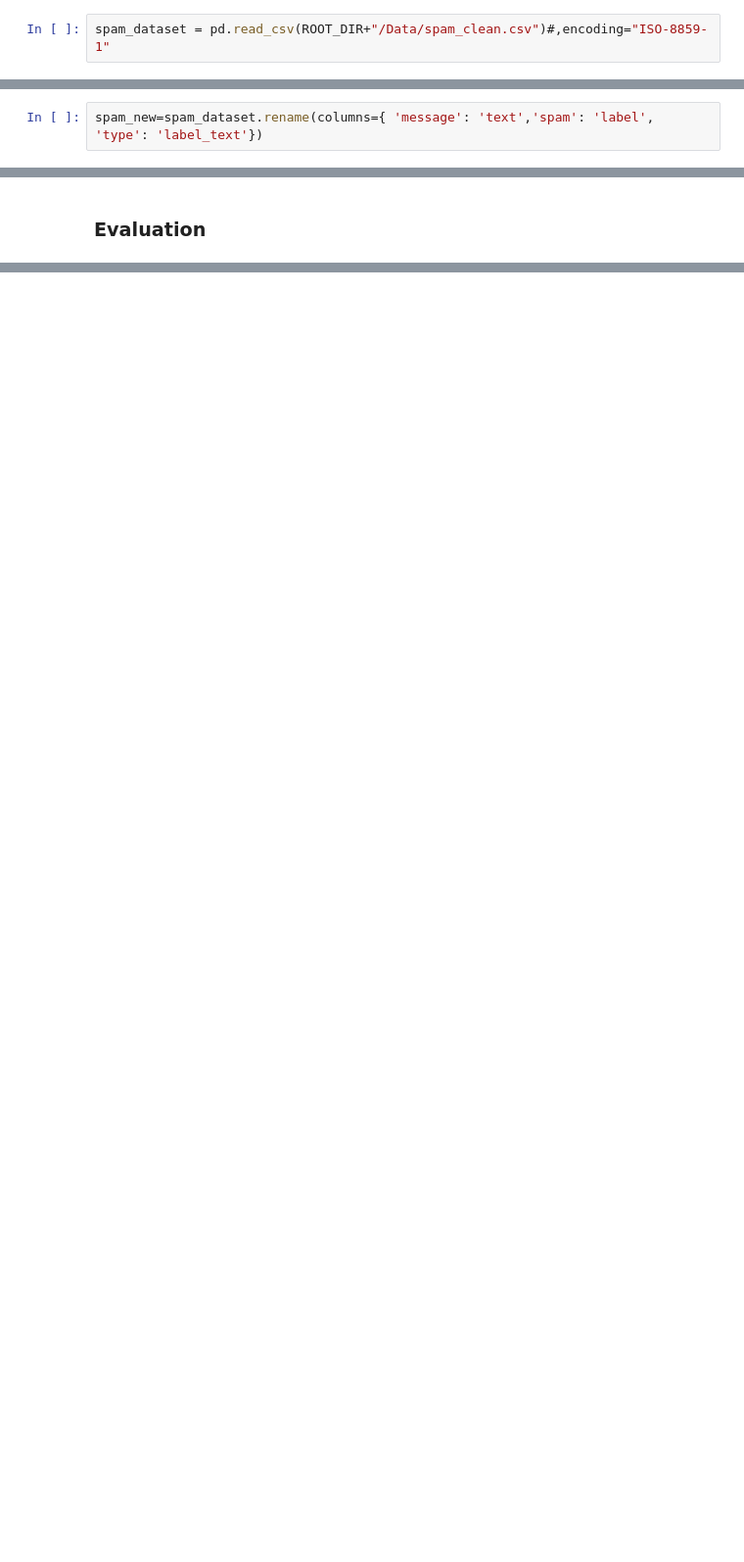
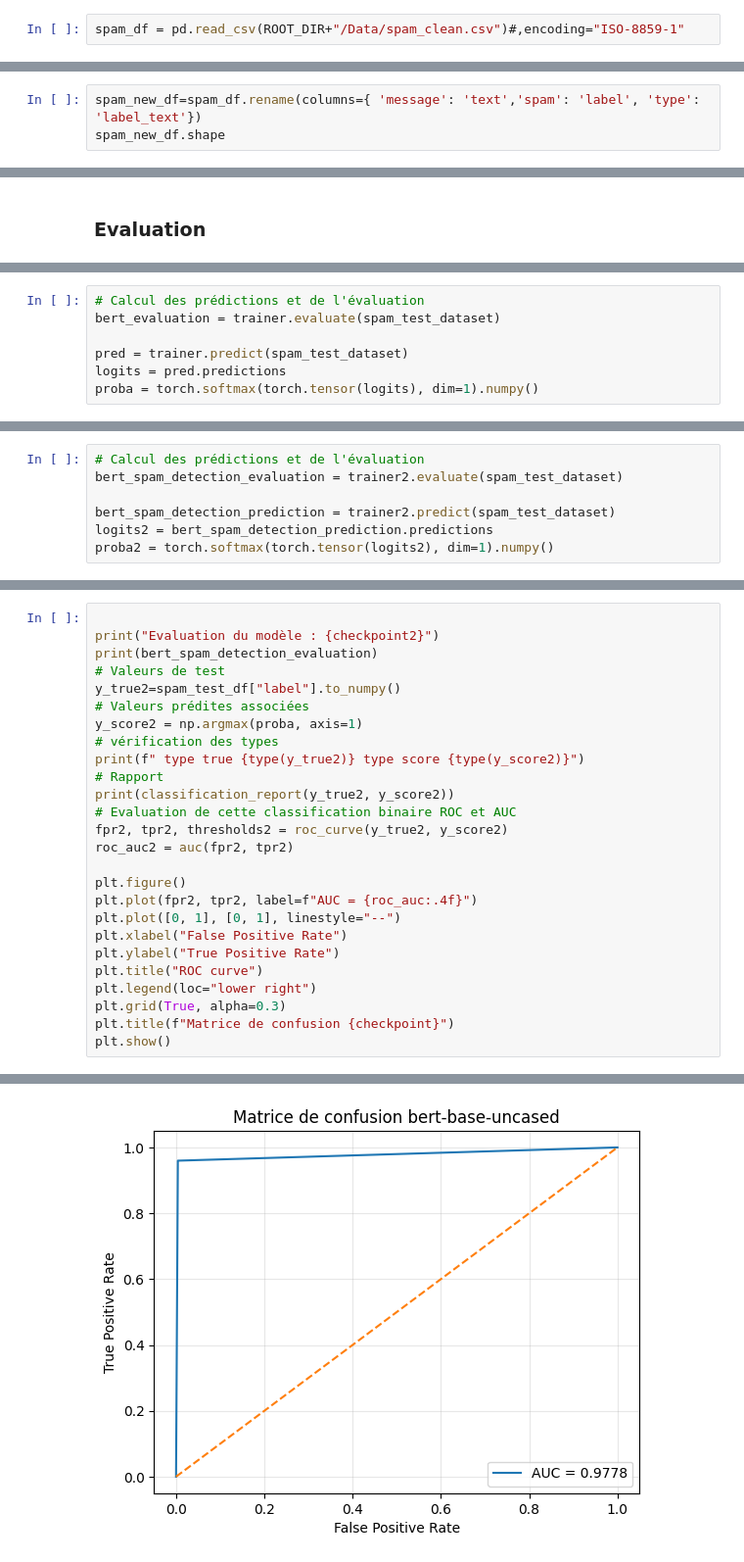
Before and after one commit to pradelf/att, a Jupyter notebook: 01_AT&T_spam_detector_FPr.ipynb, the cells around one changed output, grey strips where cells are left out. Shown at 98% size. Drawn from its saved outputs; the diff is of its cells as text; blank space fills up the shorter version.

Commit message:
finalisation et rapport

```diff
--- a/01_AT&T_spam_detector_FPr.ipynb
+++ b/01_AT&T_spam_detector_FPr.ipynb
@@ -144,3 +190,3 @@ with open(filename, "w") as f:
 # %%
-spam_dataset = pd.read_csv(ROOT_DIR+"/Data/spam_clean.csv")#,encoding="ISO-8859-1"
+spam_df = pd.read_csv(ROOT_DIR+"/Data/spam_clean.csv")#,encoding="ISO-8859-1"
 # %%
@@ -179,2 +262,3 @@ spam_dataset.shape
 # %%
-spam_new=spam_dataset.rename(columns={ 'message': 'text','spam': 'label', 'type': 'label_text'})
+spam_new_df=spam_df.rename(columns={ 'message': 'text','spam': 'label', 'type': 'label_text'})
+spam_new_df.shape
@@ -262,0 +525,7 @@ confusion_matrix(true_labels, preds)
+# %%
+# Calcul des prédictions et de l'évaluation
+bert_evaluation = trainer.evaluate(spam_test_dataset)
+
+pred = trainer.predict(spam_test_dataset)
+logits = pred.predictions
+proba = torch.softmax(torch.tensor(logits), dim=1).numpy()
@@ -262,0 +674,7 @@ confusion_matrix(true_labels, preds)
+# %%
+# Calcul des prédictions et de l'évaluation
+bert_spam_detection_evaluation = trainer2.evaluate(spam_test_dataset)
+
+bert_spam_detection_prediction = trainer2.predict(spam_test_dataset)
+logits2 = bert_spam_detection_prediction.predictions
+proba2 = torch.softmax(torch.tensor(logits2), dim=1).numpy()
@@ -262,0 +685,27 @@ confusion_matrix(true_labels, preds)
+# %%
+
+print("Evaluation du modèle : {checkpoint2}")
+print(bert_spam_detection_evaluation)
+# Valeurs de test
+y_true2=spam_test_df["label"].to_numpy()
+# Valeurs prédites associées
+y_score2 = np.argmax(proba, axis=1)
+# vérification des types
+print(f" type true {type(y_true2)} type score {type(y_score2)}")
+# Rapport
+print(classification_report(y_true2, y_score2))
+# Evaluation de cette classification binaire ROC et AUC
+fpr2, tpr2, thresholds2 = roc_curve(y_true2, y_score2)
+roc_auc2 = auc(fpr2, tpr2)
+
+plt.figure()
+plt.plot(fpr2, tpr2, label=f"AUC = {roc_auc:.4f}")
+plt.plot([0, 1], [0, 1], linestyle="--")
+plt.xlabel("False Positive Rate")
+plt.ylabel("True Positive Rate")
+plt.title("ROC curve")
+plt.legend(loc="lower right")
+plt.grid(True, alpha=0.3)
+plt.title(f"Matrice de confusion {checkpoint}")
+plt.show()
+# %% [output]
@@ -263 +723,2 @@ confusion_matrix(true_labels, preds)
+[figure, added]
 # %%
```
Also changed, not shown: parts of 97 cells of this notebook, 5 other files.
